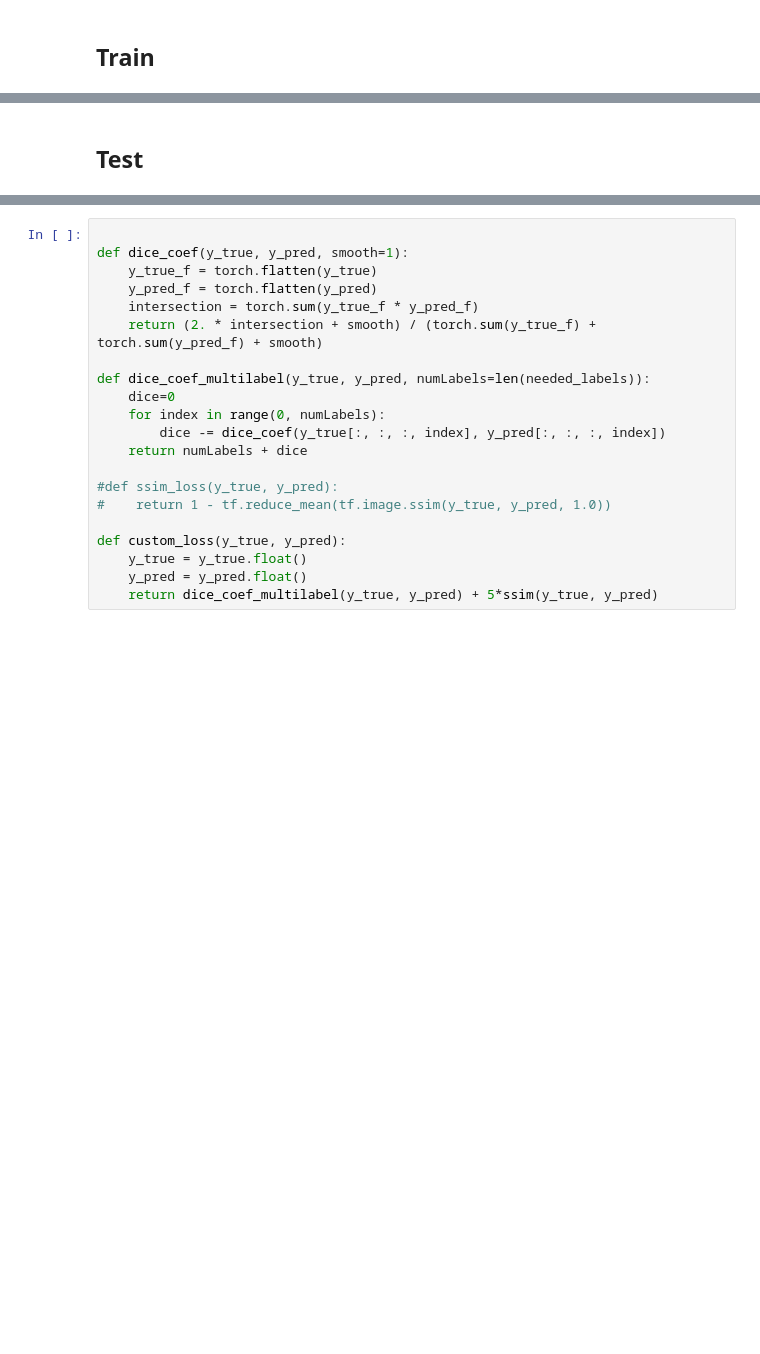
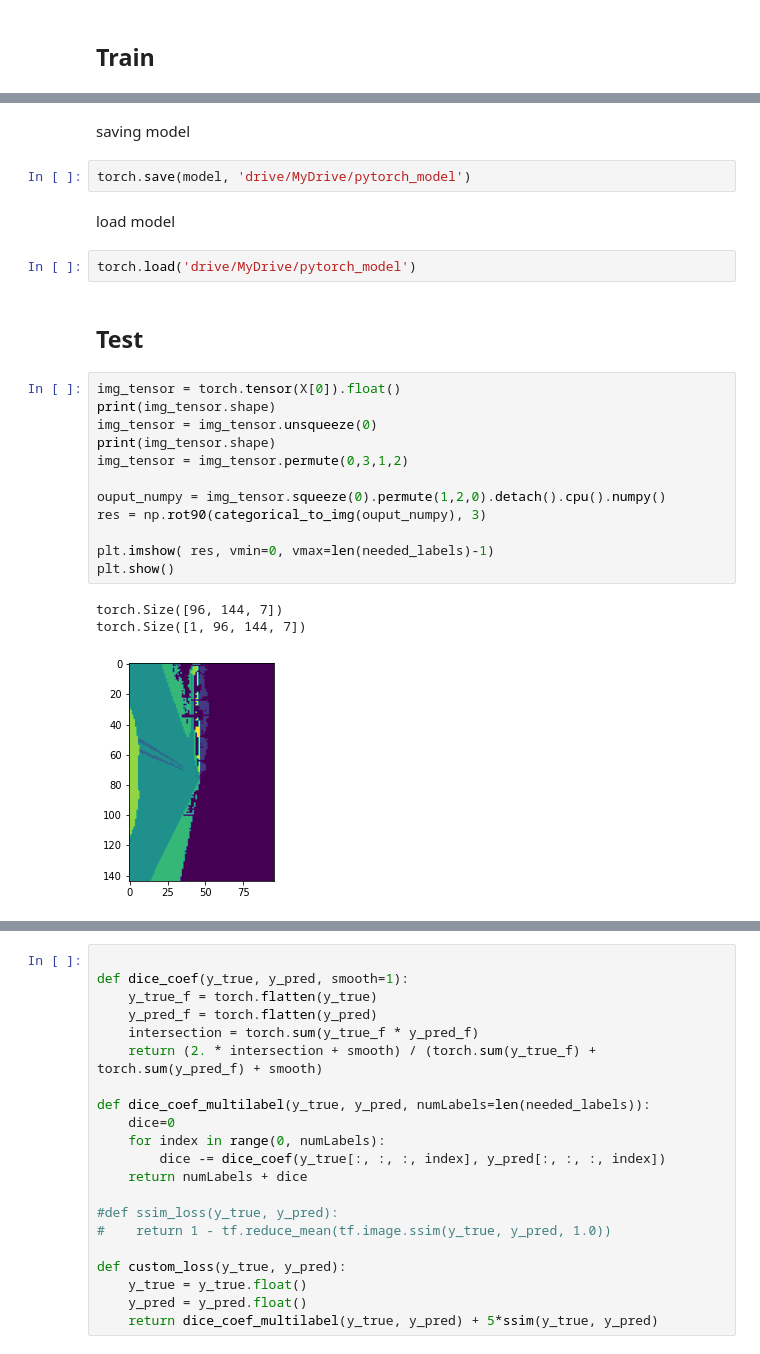
Before and after one commit to Wardmisp/Bird-Eye-View, a Jupyter notebook: AutoEncoder.ipynb, the cells around one changed output, grey strips where cells are left out. Cells and saved outputs as stored; diff of their text form; blank space fills up the shorter version.

```diff
--- a/AutoEncoder.ipynb
+++ b/AutoEncoder.ipynb
@@ -573,5 +581,29 @@ training Epoch: 1
+# %% [markdown]
+saving model
+# %%
+torch.save(model, 'drive/MyDrive/pytorch_model')
+# %% [markdown]
+load model
+# %%
+torch.load('drive/MyDrive/pytorch_model')
 # %% [markdown]
 ## Test
+# %%
+img_tensor = torch.tensor(X[0]).float()
+print(img_tensor.shape)
+img_tensor = img_tensor.unsqueeze(0)
+print(img_tensor.shape)
+img_tensor = img_tensor.permute(0,3,1,2)
+
+ouput_numpy = img_tensor.squeeze(0).permute(1,2,0).detach().cpu().numpy()
+res = np.rot90(categorical_to_img(ouput_numpy), 3)
+
+plt.imshow( res, vmin=0, vmax=len(needed_labels)-1)
+plt.show()
+# %% [output]
+torch.Size([96, 144, 7])
+torch.Size([1, 96, 144, 7])
+[figure, added]
 # %%
 img_tensor = torch.tensor(X[0]).float()
 print(img_tensor.shape)
```
Also changed, not shown: parts of 8 cells of this notebook.
